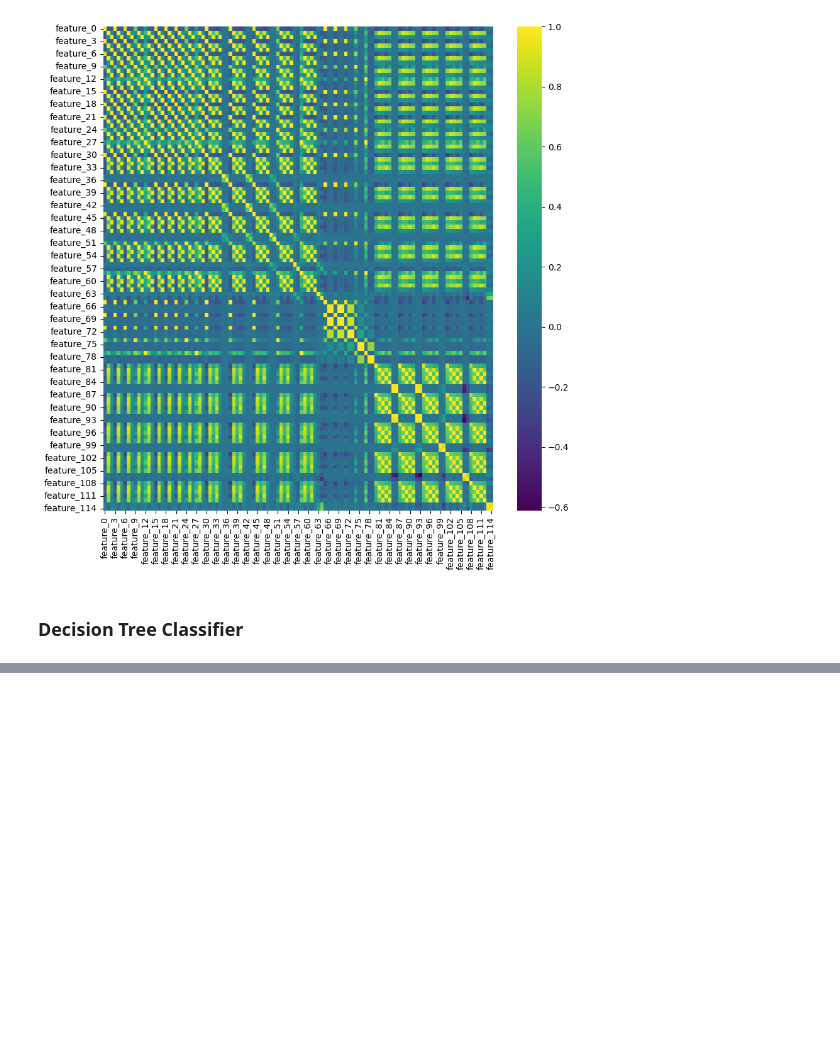
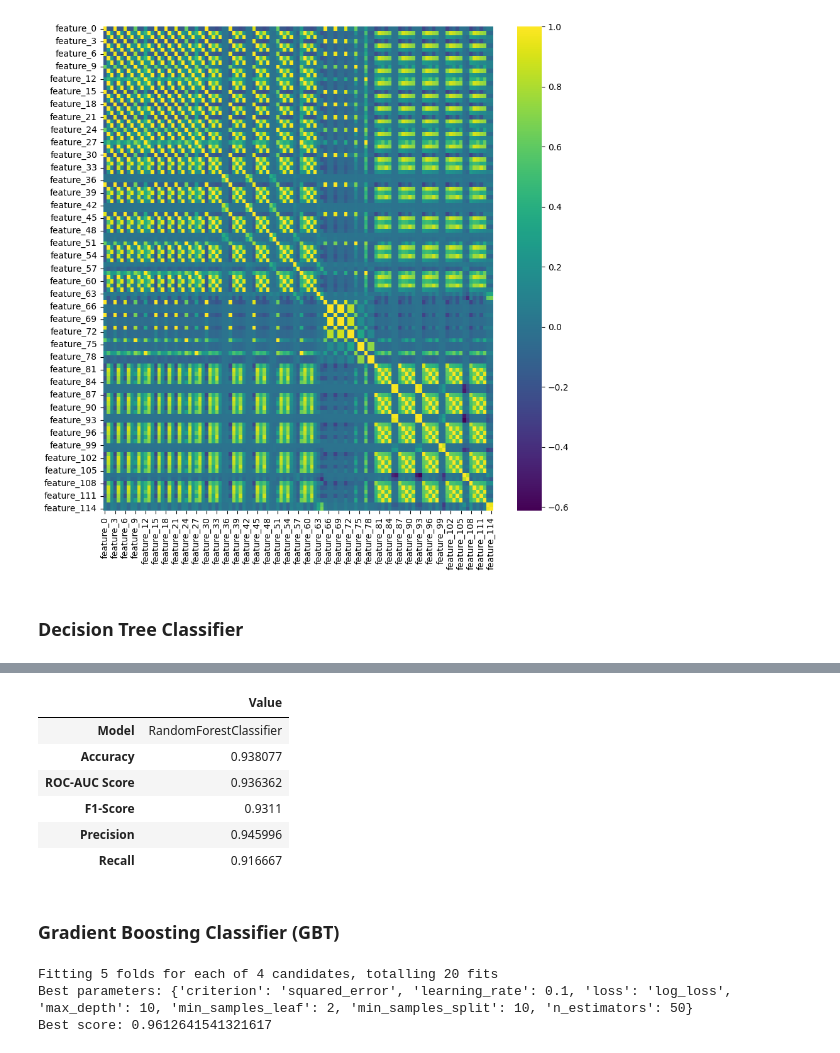
Before and after one commit to timohahaa/etu-big-data, a Jupyter notebook: model.ipynb, the cells around one changed output, grey strips where cells are left out. Saved outputs shown, nothing was run; the diff lists cells and outputs as text; code cells hidden in the pictures; blank space fills up the shorter version.

```diff
--- a/model.ipynb
+++ b/model.ipynb
@@ -103,0 +135,53 @@ pd.DataFrame.from_dict(metric_dt, orient='index', columns=['Value'])
+# %%
+# Train and evaluate the model with the best hyperparameters
+best_rf = RandomForestClassifier(
+    criterion='entropy',
+    max_depth=10,
+    min_samples_leaf=3,
+    min_samples_split=10,
+    n_estimators=50,
+)
+
+best_rf.fit(X_train, y_train)
+
+y_pred_rf = best_rf.predict(X_test)
+
+metric_rf = get_model_metrics(model_name="RandomForestClassifier", y_true=y_test, y_pred = y_pred_rf)
+metrics_table.append(metric_rf)
+
+#display metric dictionary in df
+pd.DataFrame.from_dict(metric_rf, orient='index', columns=['Value'])
+# %% [output]
+|  | Value |
+| Model | RandomForestClassifier |
+| Accuracy | 0.938077 |
+| ROC-AUC Score | 0.936362 |
+| F1-Score | 0.9311 |
+| Precision | 0.945996 |
+| Recall | 0.916667 |
+# %% [markdown]
+### Gradient Boosting Classifier (GBT)
+# %%
+# Define the parameter grid to search over
+# Тут сильно меньше параметров потому что изначально модель не посчиталась даже за 11 часов
+param_grid = {
+    'loss': ['log_loss', 'exponential'],
+    'criterion': ['friedman_mse', 'squared_error'],
+    'n_estimators': [50],
+    'learning_rate': [0.1],
+    'max_depth': [10],
+    'min_samples_split': [10],
+    'min_samples_leaf': [2],
+}
+
+gb = GradientBoostingClassifier()
+
+grid_search = GridSearchCV(estimator=gb, param_grid=param_grid, cv=5, n_jobs=-1, verbose=4)
+grid_search.fit(X_train, y_train)
+
+print("Best parameters:", grid_search.best_params_)
+print("Best score:", grid_search.best_score_)
+# %% [output]
+Fitting 5 folds for each of 4 candidates, totalling 20 fits
+Best parameters: {'criterion': 'squared_error', 'learning_rate': 0.1, 'loss': 'log_loss', 'max_depth': 10, 'min_samples_leaf': 2, 'min_samples_split': 10, 'n_estimators': 50}
+Best score: 0.9612641541321617
```
Also changed, not shown: parts of 5 cells of this notebook.
